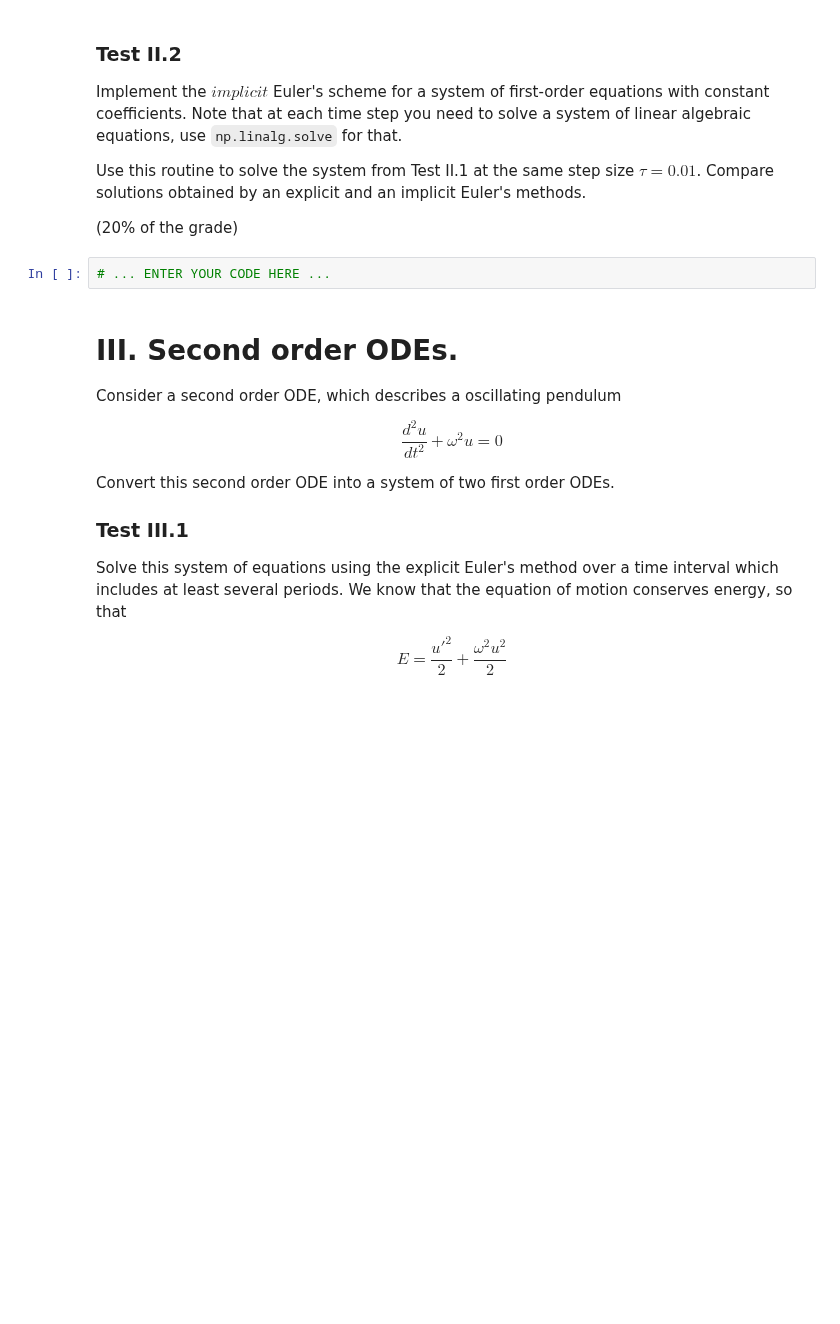
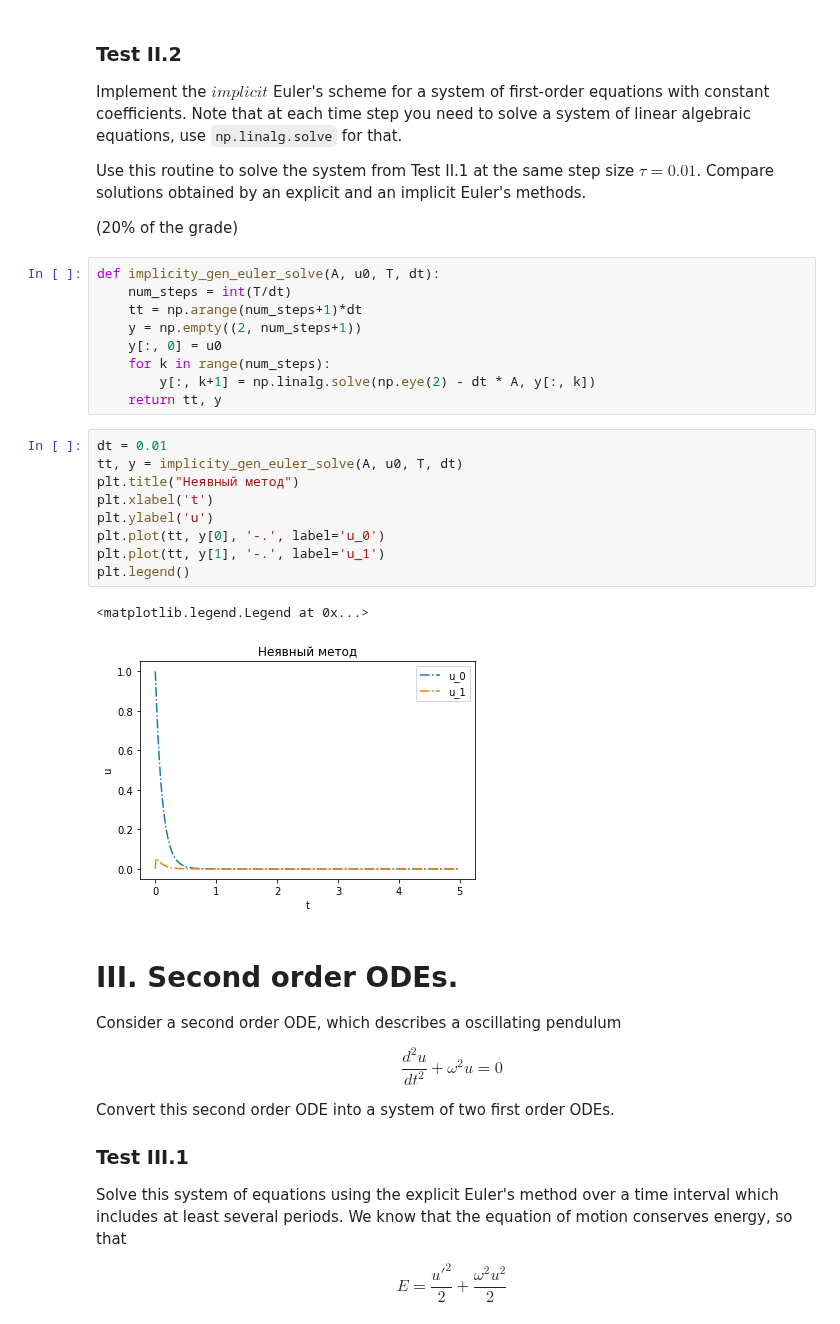
Before and after one commit to ev-br/CP2020, a Jupyter notebook: week_7_IVP_ODE.ipynb, the cells around one changed output. Saved outputs shown, nothing was run; the diff lists cells and outputs as text; blank space fills up the shorter version.

```diff
--- a/week_7_IVP_ODE.ipynb
+++ b/week_7_IVP_ODE.ipynb
@@ -91,8 +157,27 @@ Implement the $\textit{implicit}$ Euler's scheme for a system of first-order equ
 Use this routine to solve the system from Test II.1 at the same step size $\tau=0.01$. Compare solutions obtained by an explicit and an implicit Euler's methods.
 
 (20% of the grade)
-# %%
-# ... ENTER YOUR CODE HERE ...
+# %%
+def implicity_gen_euler_solve(A, u0, T, dt):
+    num_steps = int(T/dt)
+    tt = np.arange(num_steps+1)*dt
+    y = np.empty((2, num_steps+1))
+    y[:, 0] = u0
+    for k in range(num_steps):
+        y[:, k+1] = np.linalg.solve(np.eye(2) - dt * A, y[:, k])
+    return tt, y
+# %%
+dt = 0.01
+tt, y = implicity_gen_euler_solve(A, u0, T, dt)
+plt.title("Неявный метод")
+plt.xlabel('t')
+plt.ylabel('u')
+plt.plot(tt, y[0], '-.', label='u_0')
+plt.plot(tt, y[1], '-.', label='u_1')
+plt.legend()
+# %% [output]
+<matplotlib.legend.Legend at 0x...>
+[figure, added]
 # %% [markdown]
 # III. Second order ODEs.
 
```
Also changed, not shown: parts of 15 cells of this notebook.
